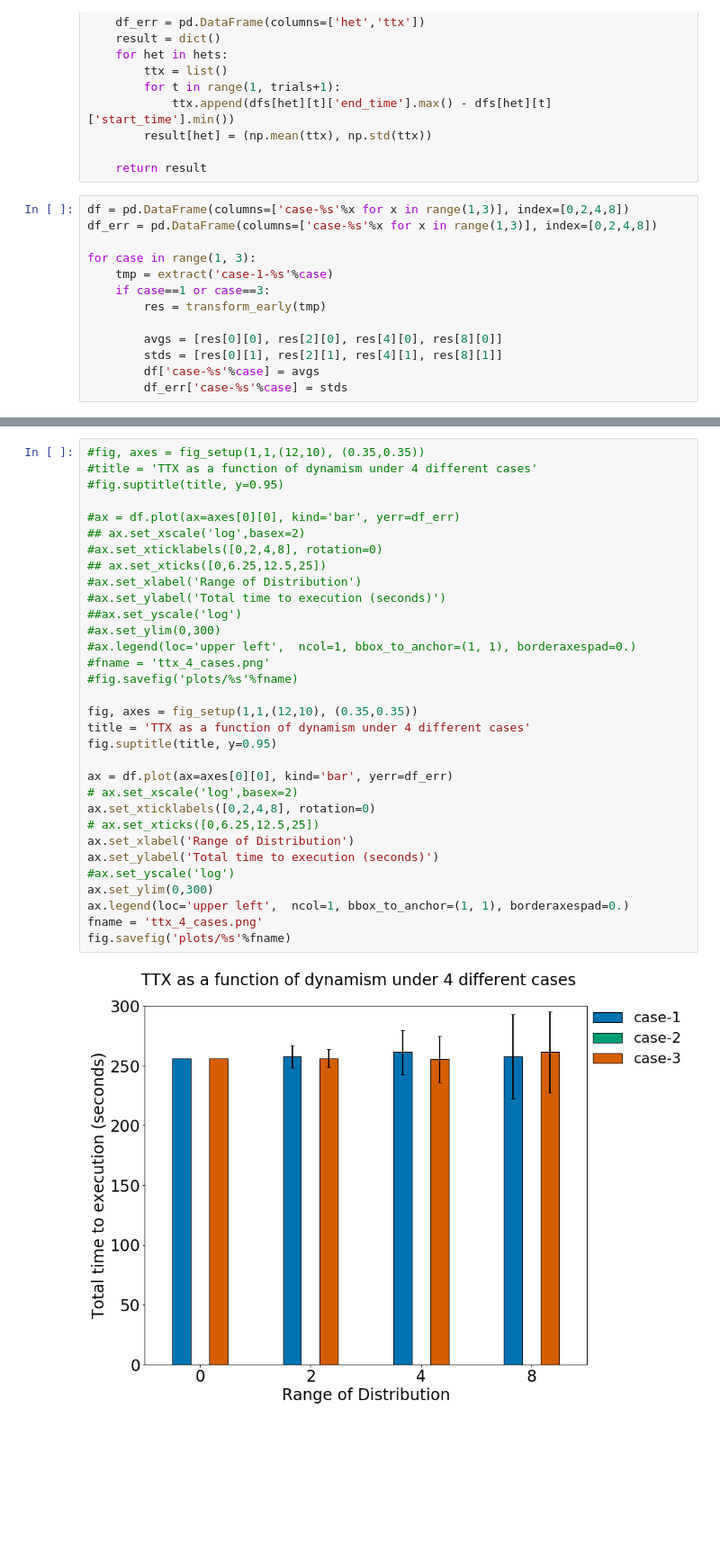
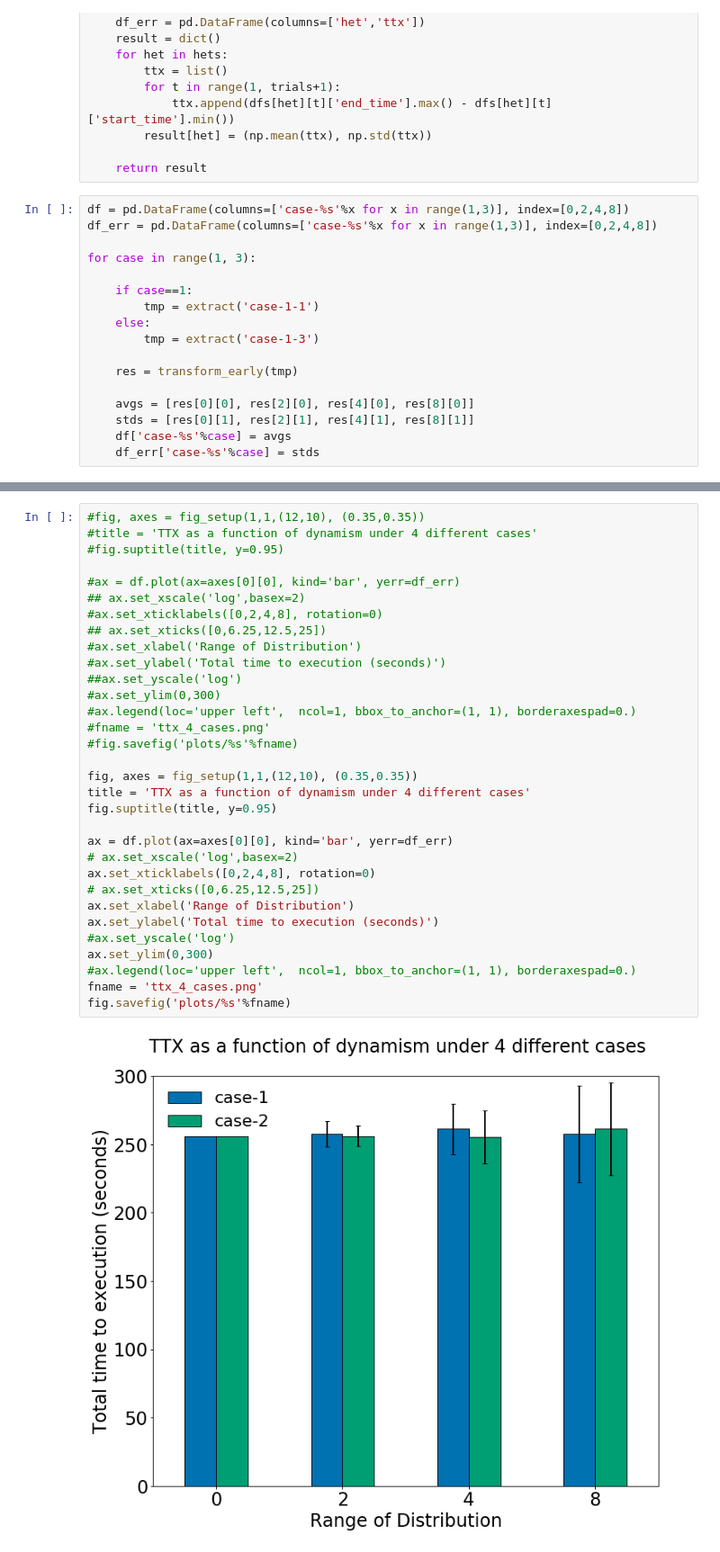
Before and after one commit to radical-cybertools/wlms_calculator, a Jupyter notebook: exps/data/varying_heterogeneity/random_criteria/uniform_dist/het_res_temporal/compare_all_4_cases.ipynb, the cells around one changed output, grey strips where cells are left out. Shown at 90% size. Cells and saved outputs as stored; diff of their text form; blank space fills up the shorter version.

Commit message:
update figure

```diff
--- a/exps/data/varying_heterogeneity/random_criteria/uniform_dist/het_res_temporal/compare_all_4_cases.ipynb
+++ b/exps/data/varying_heterogeneity/random_criteria/uniform_dist/het_res_temporal/compare_all_4_cases.ipynb
@@ -182,13 +182,17 @@ df = pd.DataFrame(columns=['case-%s'%x for x in range(1,3)], index=[0,2,4,8])
 df_err = pd.DataFrame(columns=['case-%s'%x for x in range(1,3)], index=[0,2,4,8])
 
 for case in range(1, 3):
-    tmp = extract('case-1-%s'%case)
-    if case==1 or case==3:
-        res = transform_early(tmp)
 
-        avgs = [res[0][0], res[2][0], res[4][0], res[8][0]]
-        stds = [res[0][1], res[2][1], res[4][1], res[8][1]]
-        df['case-%s'%case] = avgs
-        df_err['case-%s'%case] = stds
+    if case==1:
+        tmp = extract('case-1-1')
+    else:
+        tmp = extract('case-1-3')
+
+    res = transform_early(tmp)
+
+    avgs = [res[0][0], res[2][0], res[4][0], res[8][0]]
+    stds = [res[0][1], res[2][1], res[4][1], res[8][1]]
+    df['case-%s'%case] = avgs
+    df_err['case-%s'%case] = stds
 # %% [output]
 case-1-1/profile.executor.2020.04.13.06.44.39.1587632.0000.json
@@ -214,32 +216,32 @@ print df_err
 #title = 'TTX as a function of dynamism under 4 different cases'
 #fig.suptitle(title, y=0.95)
 
 #ax = df.plot(ax=axes[0][0], kind='bar', yerr=df_err)
 ## ax.set_xscale('log',basex=2)
 #ax.set_xticklabels([0,2,4,8], rotation=0)
 ## ax.set_xticks([0,6.25,12.5,25])
 #ax.set_xlabel('Range of Distribution')
 #ax.set_ylabel('Total time to execution (seconds)')
 ##ax.set_yscale('log')
 #ax.set_ylim(0,300)
 #ax.legend(loc='upper left',  ncol=1, bbox_to_anchor=(1, 1), borderaxespad=0.)
 #fname = 'ttx_4_cases.png'
 #fig.savefig('plots/%s'%fname)
 
 fig, axes = fig_setup(1,1,(12,10), (0.35,0.35))
 title = 'TTX as a function of dynamism under 4 different cases'
 fig.suptitle(title, y=0.95)
 
 ax = df.plot(ax=axes[0][0], kind='bar', yerr=df_err)
 # ax.set_xscale('log',basex=2)
 ax.set_xticklabels([0,2,4,8], rotation=0)
 # ax.set_xticks([0,6.25,12.5,25])
 ax.set_xlabel('Range of Distribution')
 ax.set_ylabel('Total time to execution (seconds)')
 #ax.set_yscale('log')
 ax.set_ylim(0,300)
-ax.legend(loc='upper left',  ncol=1, bbox_to_anchor=(1, 1), borderaxespad=0.)
+#ax.legend(loc='upper left',  ncol=1, bbox_to_anchor=(1, 1), borderaxespad=0.)
 fname = 'ttx_4_cases.png'
 fig.savefig('plots/%s'%fname)
 # %% [output]
-[figure, old version]
+[figure, new version]
```
Also changed, not shown: parts of 2 cells of this notebook, 1 other file.
